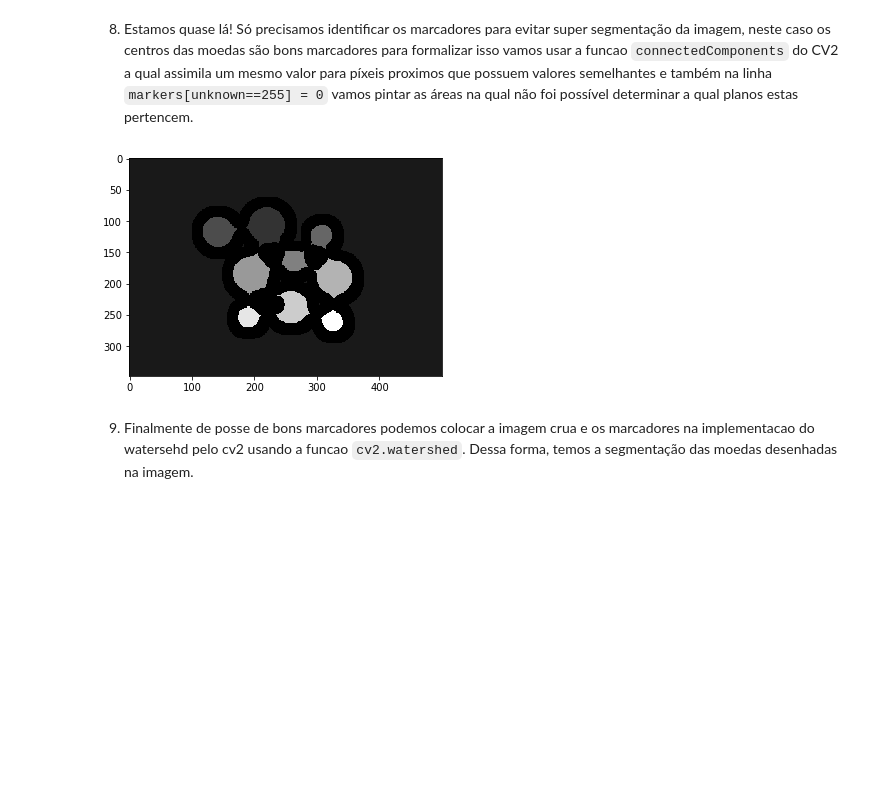
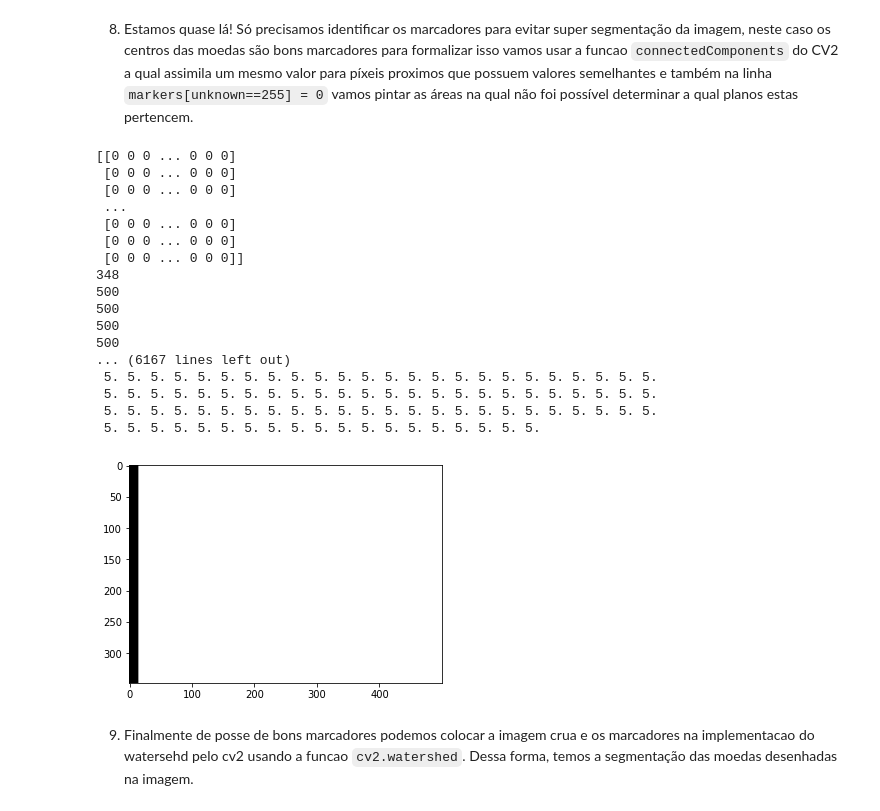
Before and after one commit to pedr0luiz/desprog-projeto, a Jupyter notebook: watershed.ipynb, the cells around one changed output. Drawn from its saved outputs; the diff is of its cells as text; code cells hidden in the pictures; blank space fills up the shorter version.

```diff
--- a/watershed.ipynb
+++ b/watershed.ipynb
@@ -110,14 +110,54 @@ plt.show()
 [figure]
 # %% [markdown]
 8. Estamos quase lá! Só precisamos identificar os marcadores para evitar super segmentação da imagem, neste caso os centros das moedas são bons marcadores para formalizar isso vamos usar a funcao `connectedComponents` do CV2 a qual assimila um mesmo valor para píxeis proximos que possuem valores semelhantes e também na linha `markers[unknown==255] = 0` vamos pintar as áreas na qual não foi possível determinar a qual planos estas pertencem.
-# %%
-ret, markers = cv2.connectedComponents(sure_fg)
-markers = markers+1
-markers[unknown==255] = 0
-plt.imshow(markers, cmap=plt.get_cmap('gray'))
-plt.show()
-# %% [output]
-[figure, removed]
+# %%
+ret, markers = cv2.connectedComponents(sure_fg)
+print(markers)
+print(len(markers))
+for i in markers:
+    print(len(i))
+
+
+s = (348,500)
+matriz = np.zeros(s)
+
+for i in matriz:
+    print(len(i))
+
+
+for i in range(0, len(matriz)):
+    counter = 0
+    for j in range(0, len(matriz[i])):
+        counter = counter + 1
+        if counter > 15:
+            matriz[i][j] = 5
+
+for i in matriz:
+    print(i)
+
+markers = markers+1
+markers[unknown==255] = 0
+plt.imshow(matriz, cmap=plt.get_cmap('gray'))
+plt.show()
+# %% [output]
+[[0 0 0 ... 0 0 0]
+ [0 0 0 ... 0 0 0]
+ [0 0 0 ... 0 0 0]
+ ...
+ [0 0 0 ... 0 0 0]
+ [0 0 0 ... 0 0 0]
+ [0 0 0 ... 0 0 0]]
+348
+500
+500
+500
+500
+... (6167 lines left out)
+ 5. 5. 5. 5. 5. 5. 5. 5. 5. 5. 5. 5. 5. 5. 5. 5. 5. 5. 5. 5. 5. 5. 5. 5.
+ 5. 5. 5. 5. 5. 5. 5. 5. 5. 5. 5. 5. 5. 5. 5. 5. 5. 5. 5. 5. 5. 5. 5. 5.
+ 5. 5. 5. 5. 5. 5. 5. 5. 5. 5. 5. 5. 5. 5. 5. 5. 5. 5. 5. 5. 5. 5. 5. 5.
+ 5. 5. 5. 5. 5. 5. 5. 5. 5. 5. 5. 5. 5. 5. 5. 5. 5. 5. 5.
+[figure, added]
 # %% [markdown]
 9. Finalmente de posse de bons marcadores podemos colocar a imagem crua e os marcadores na implementacao do watersehd pelo cv2 usando a funcao `cv2.watershed`. Dessa forma, temos a segmentação das moedas desenhadas na imagem.
 # %%
```
Also changed, not shown: parts of 3 cells of this notebook, 6 other files.
